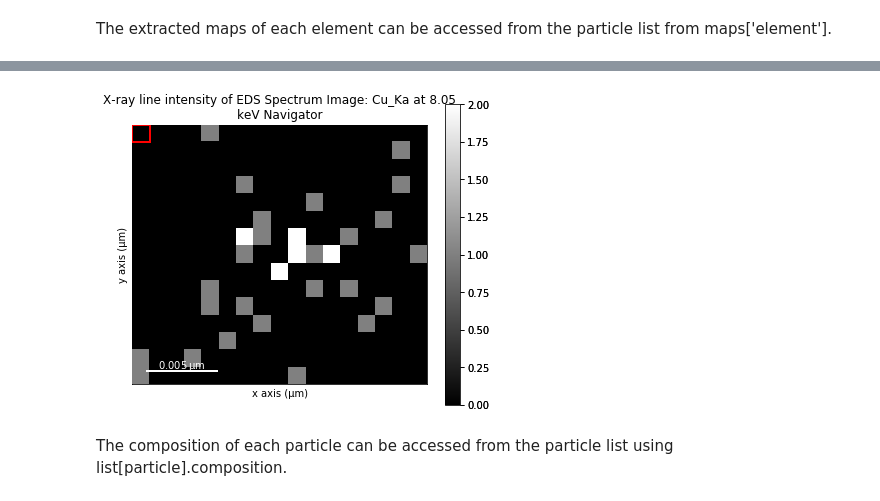
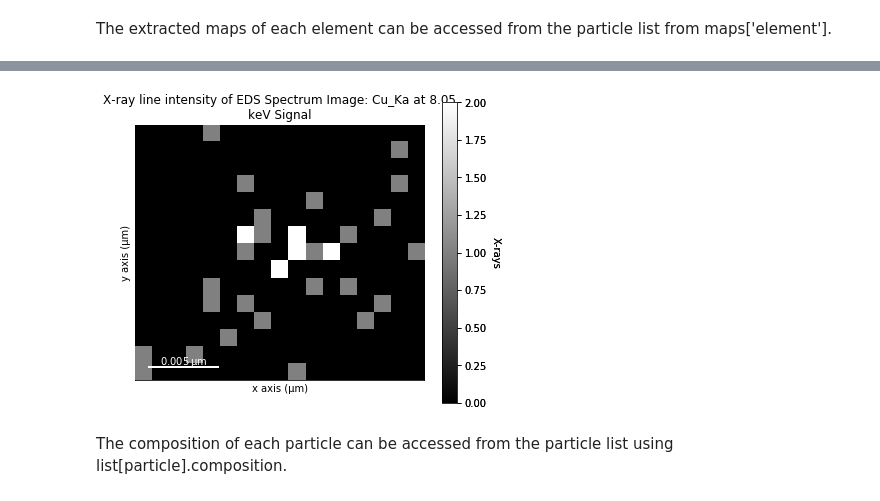
Before and after one commit to ePSIC-DLS/particlespy, a Jupyter notebook: ParticleSpy/Basic Example.ipynb, the cells around one changed output, grey strips where cells are left out. Saved outputs shown, nothing was run; the diff lists cells and outputs as text; code cells hidden in the pictures.

```diff
--- a/ParticleSpy/Basic Example.ipynb
+++ b/ParticleSpy/Basic Example.ipynb
@@ -57,11 +68,9 @@ params.generate_eds(elements=['Au','Cu'], store_maps=True, factors=[1.0,1.0], ed
 # %% [markdown]
 Now, we need to run ParticleAnalysis again in order to get the accompanying EDS data.
 # %%
-import api as ps
-particles2 = None
 particles2 = ps.ParticleAnalysis(ac,params)
 # %% [markdown]
 The extracted maps of each element can be accessed from the particle list from maps['element'].
 # %%
-particles2.list[-1].maps['Cu'].plot()
+particles2.list[-1].maps['Cu'].as_signal2D([0,1]).plot()
 # %% [output]
@@ -69,4 +78,4 @@ ValueError: Function <bound method BaseSignal.update_plot of <BaseSignal, title:
-[figure, old version]
+[figure, new version]
 # %% [markdown]
 The composition of each particle can be accessed from the particle list using list[particle].composition.
 # %%
```
Also changed, not shown: parts of 5 cells of this notebook, 4 other files.
